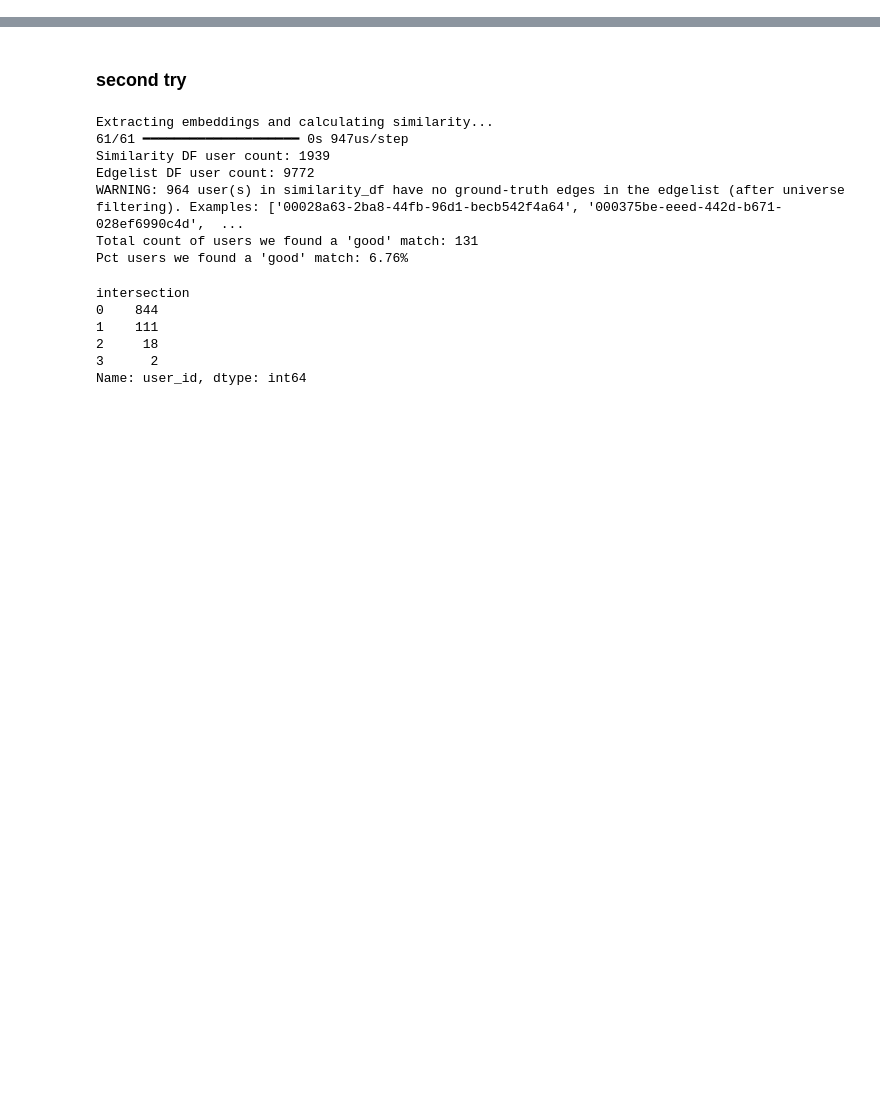
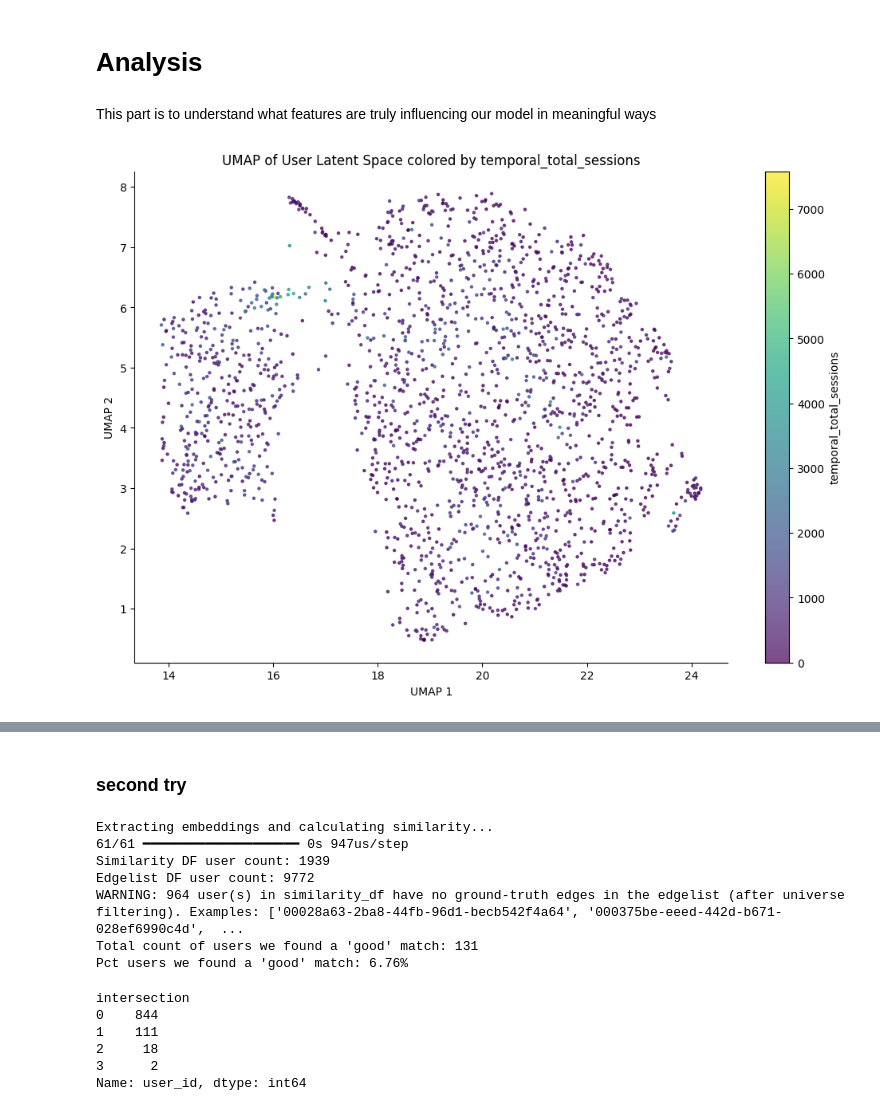
Before and after one commit to sanchitram1/spotdate, a Jupyter notebook: training/models/autoencoder.ipynb, the cells around one changed output, grey strips where cells are left out. Saved outputs shown, nothing was run; the diff lists cells and outputs as text; code cells hidden in the pictures; blank space fills up the shorter version.

```diff
--- a/training/models/autoencoder.ipynb
+++ b/training/models/autoencoder.ipynb
@@ -182,0 +358,48 @@ Successfully matched 206 out of 1931 users.
+# %% [markdown]
+# Analysis
+# %% [markdown]
+This part is to understand what features are truly influencing our model in meaningful
+ways
+# %%
+# Create a lookup for the test users from the original dataframe
+# setting user_id as index makes reindexing trivial
+feature_lookup = features_df.set_index("user_id")
+
+# Re-retrieve the features in the EXACT order of ids_test
+test_meta = feature_lookup.loc[ids_test].reset_index()
+# %%
+encoder = builder.get_encoder()
+all_embeddings = encoder.predict(X, verbose=0)
+# %%
+import matplotlib.pyplot as plt
+import seaborn as sns
+from umap import UMAP
+
+# 1. Run UMAP (if you haven't yet)
+reducer = UMAP(n_neighbors=20, min_dist=0.25, random_state=42)
+embedding_2d = reducer.fit_transform(all_embeddings)
+# %%
+# 2. Pick an artist feature to visualize
+# Options: 'artist_entropy', 'hipster_gap', 'nunique_artist', 'artist_concentration_index'
+target_feature = "temporal_total_sessions"
+color_values = feature_lookup[target_feature]
+
+# 3. Plot
+plt.figure(figsize=(12, 8))
+scatter = plt.scatter(
+    embedding_2d[:, 0],
+    embedding_2d[:, 1],
+    c=color_values,
+    cmap="viridis",  # 'magma' or 'plasma' are also great for entropy
+    s=5,
+    alpha=0.7,
+)
+
+plt.colorbar(scatter, label=target_feature)
+plt.title(f"UMAP of User Latent Space colored by {target_feature}")
+plt.xlabel("UMAP 1")
+plt.ylabel("UMAP 2")
+sns.despine()
+plt.show()
+# %% [output]
+[figure, added]
```
Also changed, not shown: parts of 49 cells of this notebook, 9 other files.
